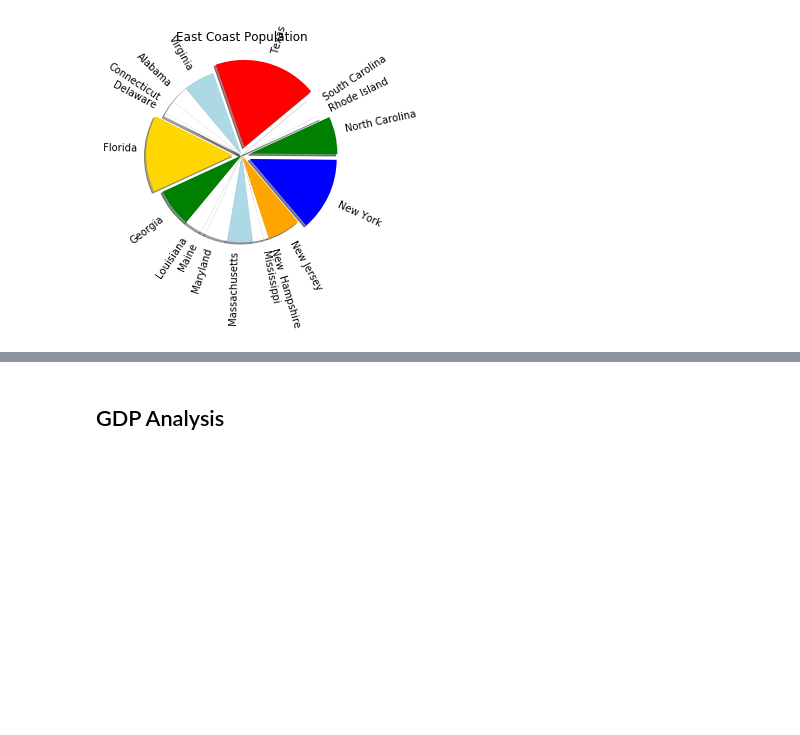
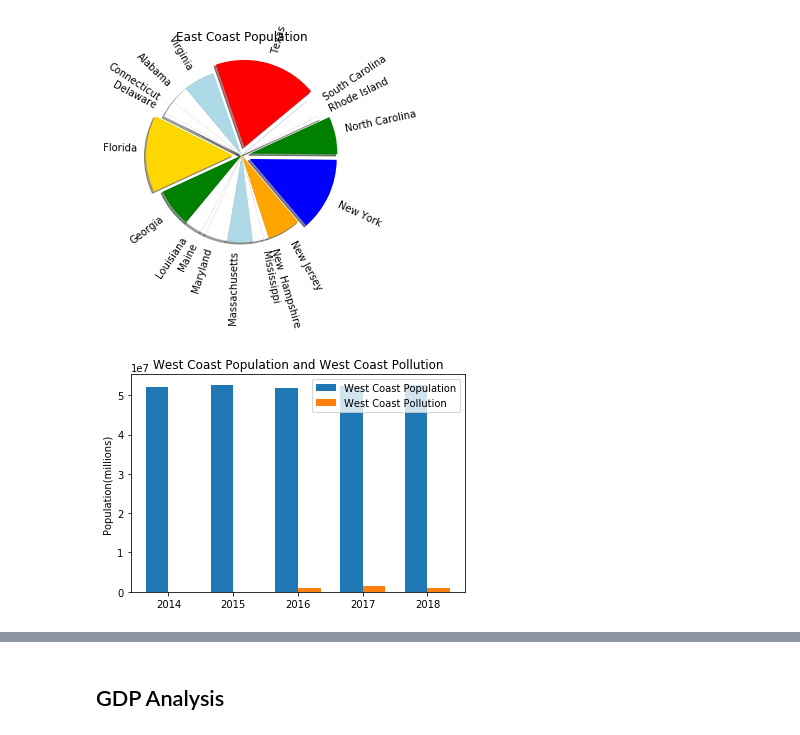
Before and after one commit to saeedakc/Toxic_Situation, a Jupyter notebook: Toxic_Situation_Analysis.ipynb, the cells around one changed output, grey strips where cells are left out. Drawn from its saved outputs; the diff is of its cells as text; code cells hidden in the pictures; blank space fills up the shorter version.

Commit message:
Population Analysis complete

```diff
--- a/Toxic_Situation_Analysis.ipynb
+++ b/Toxic_Situation_Analysis.ipynb
@@ -27,3 +27,9 @@ new_pop
 | 2016 | 51860147 | 144608014 |
 | 2017 | 52338164 | 146084866 |
 | 2018 | 52685584 | 146728065 |
+# %%
+#Prepare total population data
+csv_file = pd.read_csv("https://media.githubusercontent.com/media/saeedakc/Toxic_Situation/master/output_data/total_pop.csv",thousands=",")
+total_pop = pd.DataFrame(csv_file)
+new_total=total_pop.rename(columns={'Unnamed: 0':'Year'})
+new_total
@@ -61,0 +163,22 @@ plt.show()
+# %%
+# Summary West Coast Population vs Pollution
+
+labels = ['2014', '2015', '2016', '2017', '2018']
+
+x = np.arange(len(labels))  # the label locations
+width = 0.35  # the width of the bars
+
+fig, ax = plt.subplots()
+rects1 = ax.bar(x - width/2, new_total['West Coast Population'], width, label='West Coast Population')
+rects2 = ax.bar(x + width/2, west_all['Pollution'], width, label='West Coast Pollution')
+
+# Add some text for labels, title and custom x-axis tick labels, etc.
+#ax.set_ylabel('Total GDP in Millions of USD')
+ax.set_title('West Coast Population and West Coast Pollution')
+ax.set_xticks(x)
+ax.set_xticklabels(labels)
+plt.ylabel('Population(millions)')
+ax.legend()
+plt.savefig('wpoppul.png')
+# %% [output]
+[figure, added]
```
Also changed, not shown: parts of 5 cells of this notebook, 2 other files.
